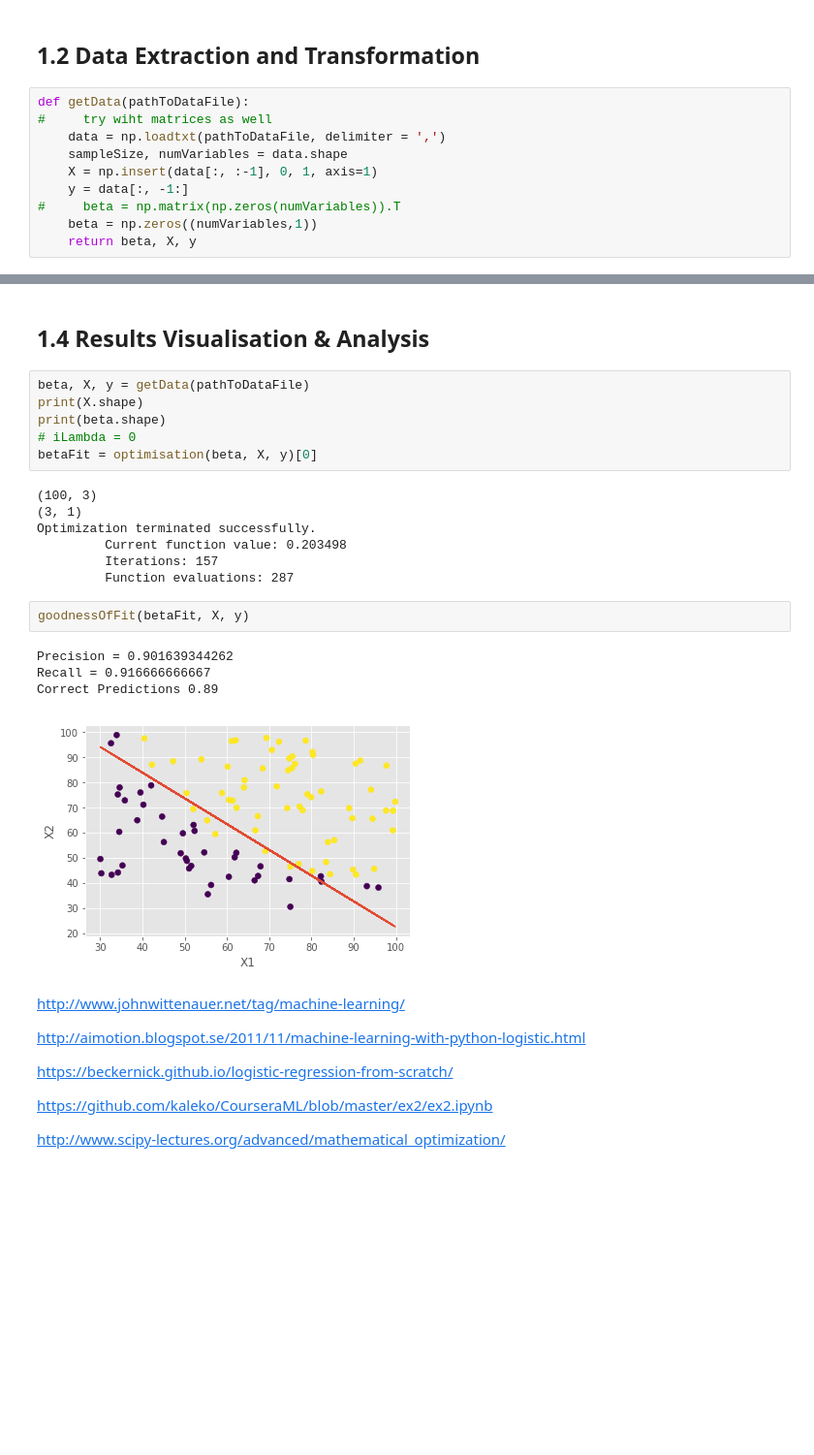
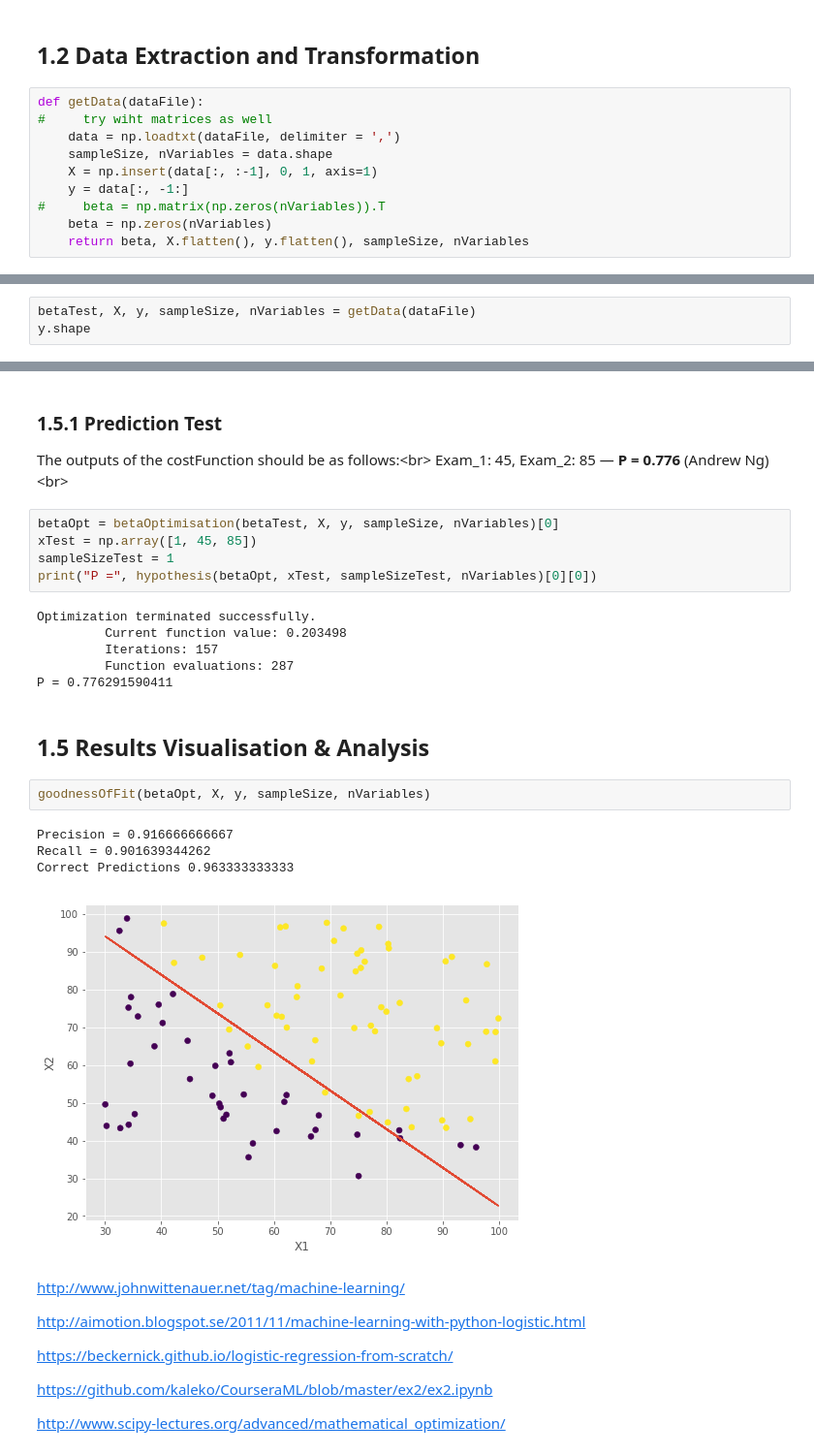
Before and after one commit to nikita-loik/andrew_ng_2_-python, a Jupyter notebook: 2_logisticRegression/logisticRegression.ipynb, the cells around one changed output, grey strips where cells are left out. Shown at 97% size. Saved outputs shown, nothing was run; the diff lists cells and outputs as text; blank space fills up the shorter version.

```diff
--- a/2_logisticRegression/logisticRegression.ipynb
+++ b/2_logisticRegression/logisticRegression.ipynb
@@ -45,12 +47,12 @@ plt.show()
 # %% [markdown]
 ## 1.2 Data Extraction and Transformation
 # %%
-def getData(pathToDataFile):
+def getData(dataFile):
 #     try wiht matrices as well
-    data = np.loadtxt(pathToDataFile, delimiter = ',')
-    sampleSize, numVariables = data.shape
+    data = np.loadtxt(dataFile, delimiter = ',')
+    sampleSize, nVariables = data.shape
     X = np.insert(data[:, :-1], 0, 1, axis=1)
     y = data[:, -1:]
-#     beta = np.matrix(np.zeros(numVariables)).T
-    beta = np.zeros((numVariables,1))
-    return beta, X, y
+#     beta = np.matrix(np.zeros(nVariables)).T
+    beta = np.zeros(nVariables)
+    return beta, X.flatten(), y.flatten(), sampleSize, nVariables
@@ -117,0 +126,3 @@ def goodnessOfFit(beta, X, y):
+# %%
+betaTest, X, y, sampleSize, nVariables = getData(dataFile)
+y.shape
@@ -118,25 +139,27 @@ def goodnessOfFit(beta, X, y):
+# %% [markdown]
+### 1.5.1 Prediction Test
+The outputs of the costFunction should be as follows:<br\>
+Exam_1: 45, Exam_2: 85 — **P = 0.776** (Andrew Ng) <br\>
+# %%
+betaOpt = betaOptimisation(betaTest, X, y, sampleSize, nVariables)[0]
+xTest = np.array([1, 45, 85])
+sampleSizeTest = 1
+print("P =", hypothesis(betaOpt, xTest, sampleSizeTest, nVariables)[0][0])
+# %% [output]
+Optimization terminated successfully.
+         Current function value: 0.203498
+         Iterations: 157
+         Function evaluations: 287
+P = 0.776291590411
 # %% [markdown]
-## 1.4 Results Visualisation & Analysis
+## 1.5 Results Visualisation & Analysis
-# %%
-beta, X, y = getData(pathToDataFile)
-print(X.shape)
-print(beta.shape)
-# iLambda = 0
-betaFit = optimisation(beta, X, y)[0]
-# %% [output]
-(100, 3)
-(3, 1)
-Optimization terminated successfully.
-         Current function value: 0.203498
-         Iterations: 157
-         Function evaluations: 287
 # %%
-goodnessOfFit(betaFit, X, y)
+goodnessOfFit(betaOpt, X, y, sampleSize, nVariables)
 # %% [output]
-Precision = 0.901639344262
-Recall = 0.916666666667
-Correct Predictions 0.89
+Precision = 0.916666666667
+Recall = 0.901639344262
+Correct Predictions 0.963333333333
-[figure, old version]
+[figure, new version]
 # %% [markdown]
 http://www.johnwittenauer.net/tag/machine-learning/
 
```
Also changed, not shown: parts of 34 cells of this notebook, 9 other files.
